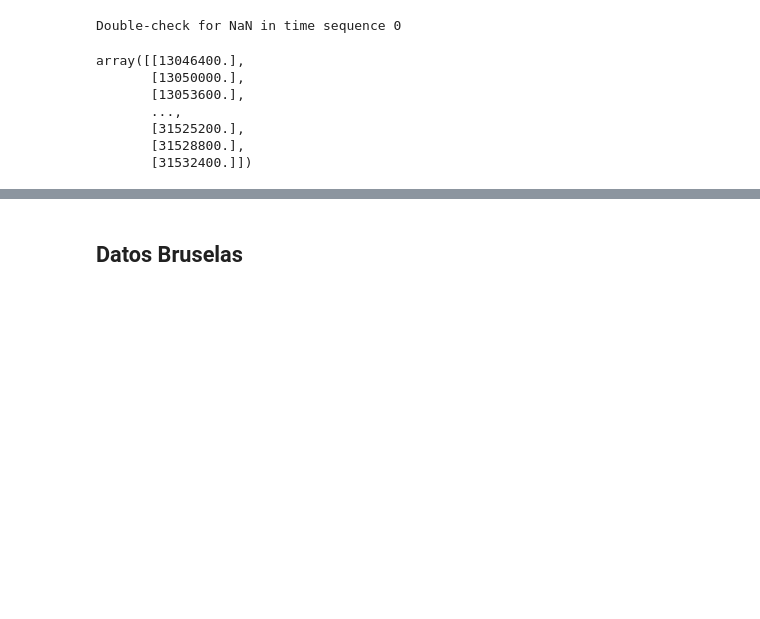
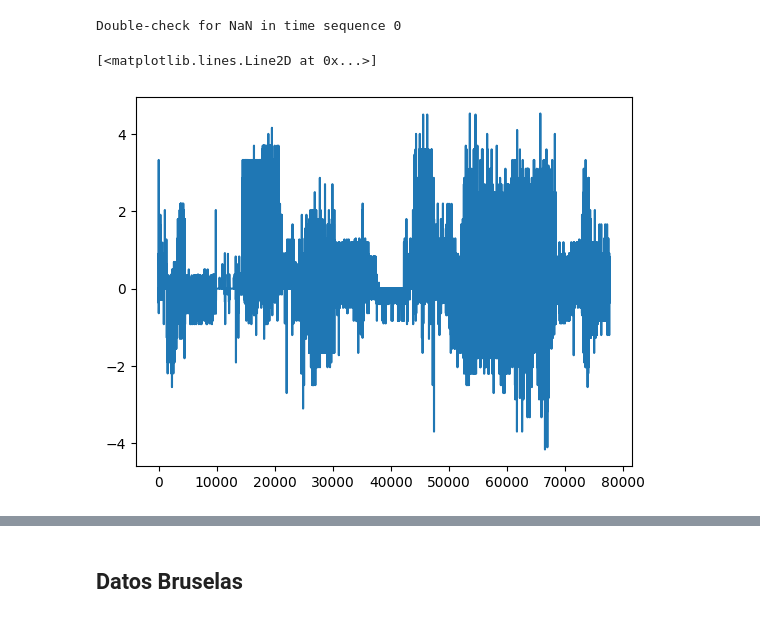
Before and after one commit to sagomeza1/TG, a Jupyter notebook: notebook/preprocesamiento_para_rn.ipynb, the cells around one changed output, grey strips where cells are left out. Drawn from its saved outputs; the diff is of its cells as text; code cells hidden in the pictures; blank space fills up the shorter version.

```diff
--- a/notebook/preprocesamiento_para_rn.ipynb
+++ b/notebook/preprocesamiento_para_rn.ipynb
@@ -211,12 +226,4 @@ Double-check for NaN in time sequence 0
 seconds_col = np.zeros((date_col.shape[0], 1))
 for index in range(date_col.shape[0]):
     seconds_col[index, 0] = ((date_col[index] - time_init_col).total_seconds())
-seconds_col
+TC_WS = seconds_col
-# %% [output]
-array([[13046400.],
-       [13050000.],
-       [13053600.],
-       ...,
-       [31525200.],
-       [31528800.],
-       [31532400.]])
@@ -222,0 +233,8 @@ array([[13046400.],
+# %%
+UC_WS = df_col['speed'].values * np.cos(df_col["dir_deg"].values*(np.pi/180))
+VC_WS = df_col['speed'].values * np.sin(df_col["dir_deg"].values*(np.pi/180))
+# %%
+plt.plot(UC_WS)
+# %% [output]
+[<matplotlib.lines.Line2D at 0x...>]
+[figure, added]
```
Also changed, not shown: parts of 10 cells of this notebook, 1 other file.
